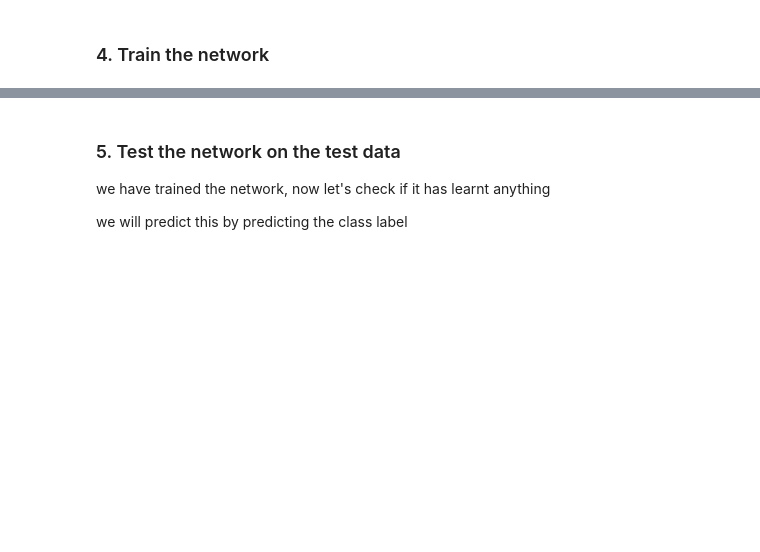
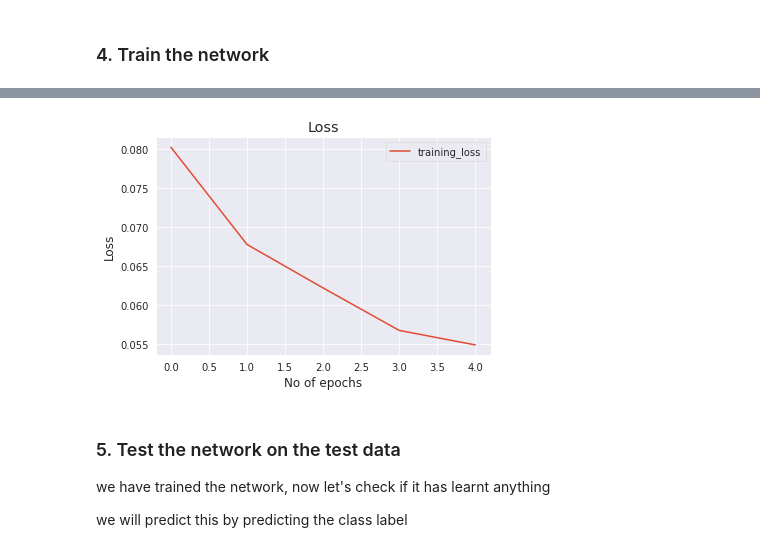
Before and after one commit to jay-thakur/CIFER-10-Exploration, a Jupyter notebook: CIFER_10_Exploration.ipynb, the cells around one changed output, grey strips where cells are left out. Saved outputs shown, nothing was run; the diff lists cells and outputs as text; code cells hidden in the pictures; blank space fills up the shorter version.

```diff
--- a/CIFER_10_Exploration.ipynb
+++ b/CIFER_10_Exploration.ipynb
@@ -317,5 +362,7 @@ https://analyticsindiamag.com/ultimate-guide-to-pytorch-optimizers/
 # %%
-learning_rate = 0.01
+# learning_rate = 0.01
+# learning_rate = 0.001
+learning_rate = 0.0001
 
 def choose_optimiser(net, optimiser):
 
@@ -337,10 +384,15 @@ def choose_optimiser(net, optimiser):
 ### 4. Train the network
 # %%
 # Train the network
+num_epochs = 5
+time_elapsed_list = []
+
 def fit(model, trainloader, optimizer, criterion):
+  history = []
   print("Training Started..")
-  for epoch in range(2):
-    running_loss = 0.0
+  since = int(round(time.time()*1000))
+  for epoch in range(num_epochs):
+    training_loss = 0.0
     for i, data in enumerate(trainloader, 0):
       # get the inputs
       inputs, labels = data
@@ -356,12 +408,18 @@ def fit(model, trainloader, optimizer, criterion):
       optimizer.step()
 
       #print statistics
-      running_loss += loss.item()
-      if i % 2000 == 1999: # print every 2000 mini-batches
-        print('[%d, %5d] loss: %.3f' %(epoch + 1, i + 1, running_loss / 2000))
-        running_loss = 0.0
+      training_loss += loss.item()
+      if i % 6000 == 5999: # print every 2000 mini-batches
+        print('[%d, %5d] loss: %.3f' %(epoch + 1, i + 1, training_loss / 6000))
+        training_loss = 0.0
 
+    # calculate average losses
+    training_loss = training_loss/len(trainloader)
+    history.append(training_loss)
+
+  time_elapsed = int(round(time.time()*1000)) - since
   print("Training Finished.")
+  return history, time_elapsed
 # %%
 def choose_model(model):
   if model == "Net2CL":
@@ -386,8 +455,12 @@ optimizer = choose_optimiser(model, opt)
 lf = "CE" #CE - Cross Entropy, BCE - BCELoss, BCEwL - BCE with Logits loss, NLL - NLLLoss,
 criterion = choose_loss_function(lf)
 
-fit(model, trainloader, optimizer, criterion)
+history, time_elapsed = fit(model, trainloader, optimizer, criterion)
+# print("time elapsed : ", str(time_elapsed) + ' ms')
+time_elapsed_list.append(time_elapsed)
 
 save_model(net, model)
+
+plot_loss_per_epoch(history)
 # %% [output]
 Training Started..
@@ -406,4 +477,5 @@ Training Started..
 Training Finished.
+[figure, added]
 # %% [markdown]
 ### 5. Test the network on the test data
 
```
Also changed, not shown: parts of 35 cells of this notebook.
